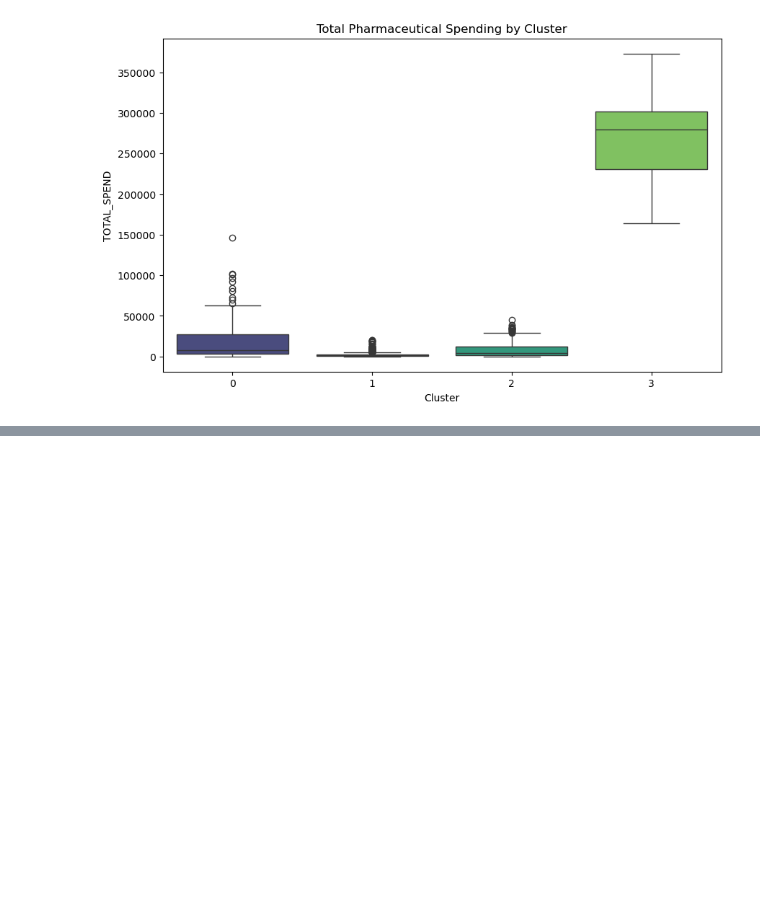
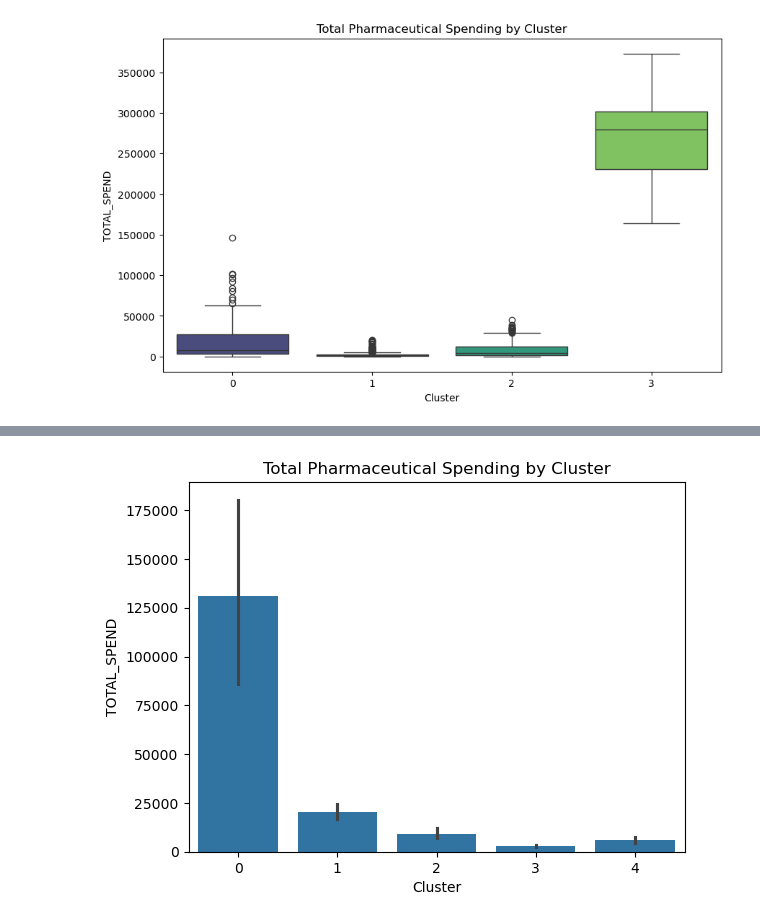
Before and after one commit to amlloren/Pharma-Spending-by-Countries, a Jupyter notebook: experiments/Danica_4_Clustering.ipynb, the cells around one changed output, grey strips where cells are left out. Cells and saved outputs as stored; diff of their text form; code cells hidden in the pictures; blank space fills up the shorter version.

```diff
--- a/experiments/4_Clustering.ipynb
+++ b/experiments/Danica_4_Clustering.ipynb
@@ -349,0 +490,4 @@ Passing `palette` without assigning `hue` is deprecated and will be removed in v
+# %%
+# Add cluster labels to the DataFrame
+df_nine_years['Cluster'] = kmeans.labels_
+df_nine_years
@@ -349,0 +518,7 @@ Passing `palette` without assigning `hue` is deprecated and will be removed in v
+# %%
+# Box plot of TOTAL_SPEND by cluster
+sns.barplot(x='Cluster', y='TOTAL_SPEND', data=df_nine_years)
+plt.title('Total Pharmaceutical Spending by Cluster')
+plt.show()
+# %% [output]
+[figure, added]
```
Also changed, not shown: parts of 17 cells of this notebook, 3 other files.
